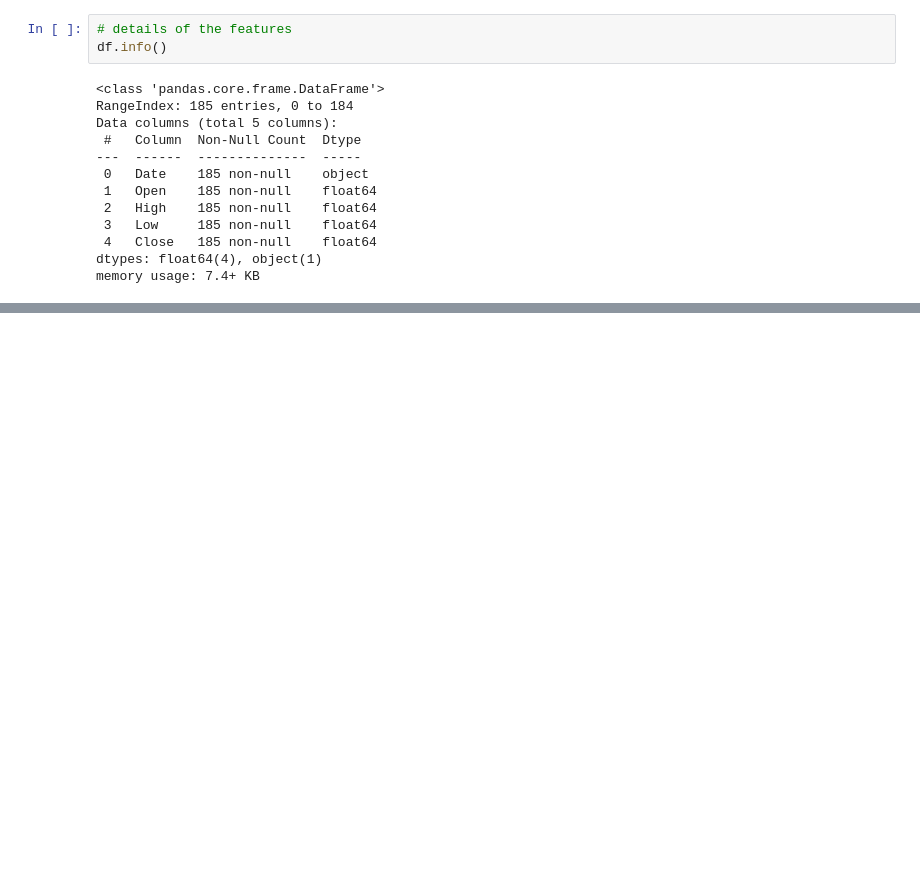
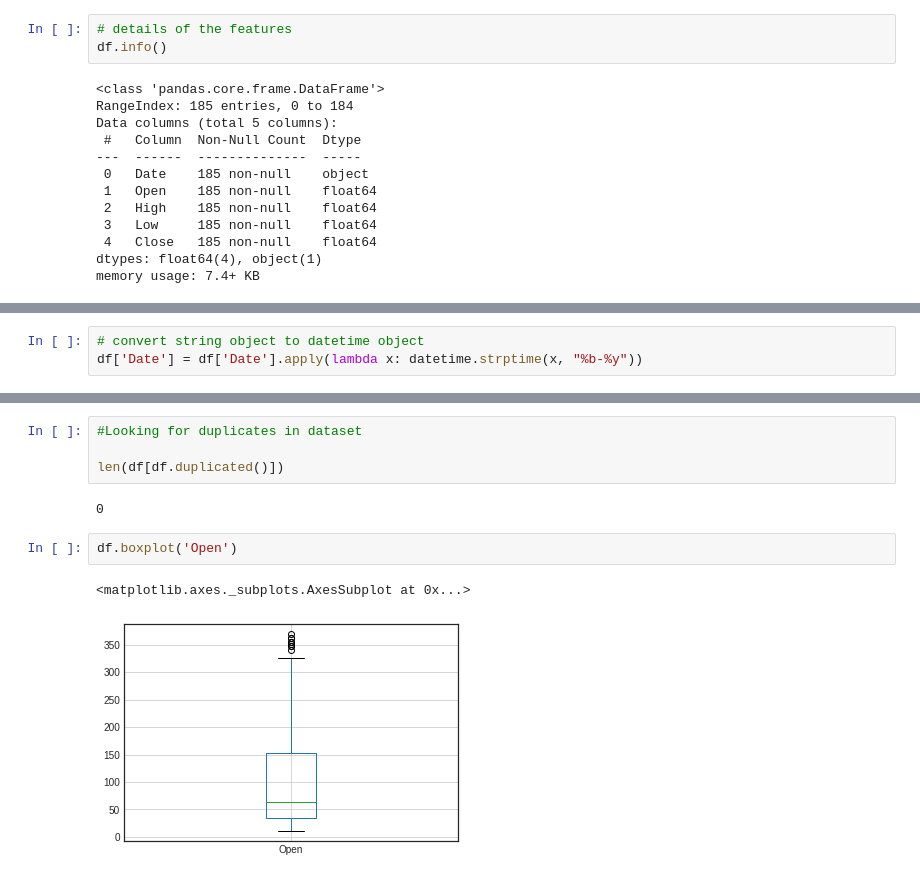
Before and after one commit to saqquib/Yes-Bank-Stock-Closing-Price-Prediction, a Jupyter notebook: Yes_Bank_Stock_Closing_Price_Prediction_Capstone_Project_2.ipynb, the cells around one changed output, grey strips where cells are left out. Cells and saved outputs as stored; diff of their text form; blank space fills up the shorter version.

```diff
--- a/Yes_Bank_Stock_Closing_Price_Prediction_Capstone_Project_2.ipynb
+++ b/Yes_Bank_Stock_Closing_Price_Prediction_Capstone_Project_2.ipynb
@@ -147,2 +155,5 @@ memory usage: 7.4+ KB
 ### *   No null values
 ### *   Date column is of 'object' datatype we have to convert it to 'datetime'.
+# %%
+# convert string object to datetime object
+df['Date'] = df['Date'].apply(lambda x: datetime.strptime(x, "%b-%y"))
@@ -148,0 +187,11 @@ memory usage: 7.4+ KB
+# %%
+#Looking for duplicates in dataset
+
+len(df[df.duplicated()])
+# %% [output]
+0
+# %%
+df.boxplot('Open')
+# %% [output]
+<matplotlib.axes._subplots.AxesSubplot at 0x...>
+[figure, added]
```
Also changed, not shown: parts of 16 cells of this notebook.
